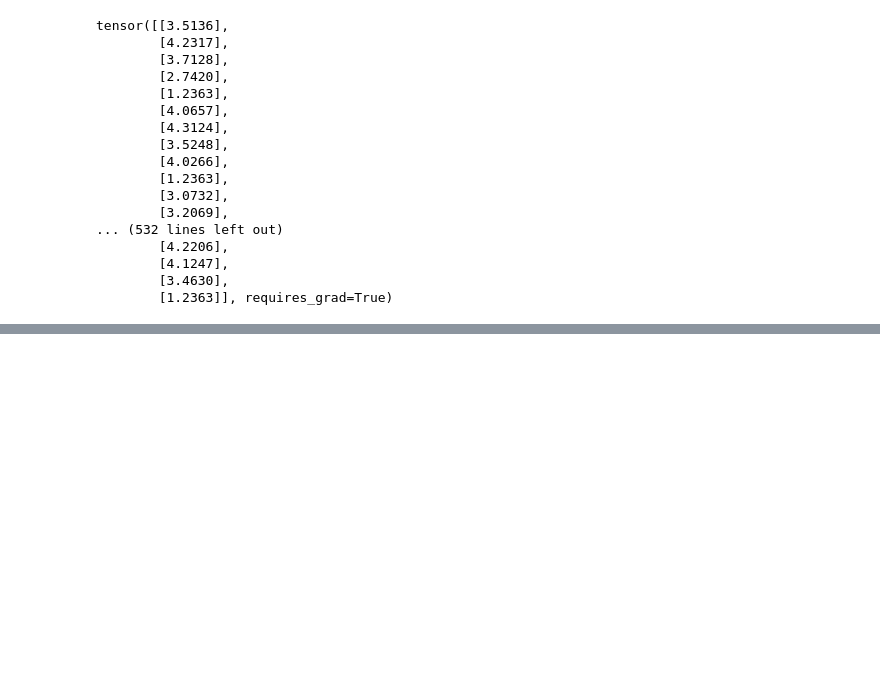
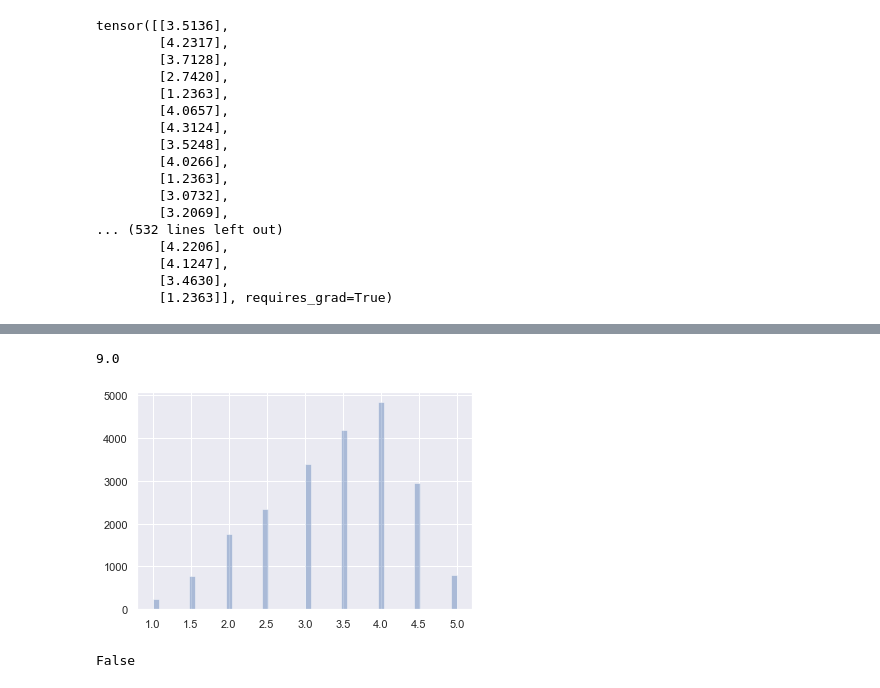
Before and after one commit to wsonv/PP_proejct, a Jupyter notebook: yelp/Y.ipynb, the cells around one changed output, grey strips where cells are left out. Saved outputs shown, nothing was run; the diff lists cells and outputs as text; code cells hidden in the pictures; blank space fills up the shorter version.

```diff
--- a/yelp/Y.ipynb
+++ b/yelp/Y.ipynb
@@ -23,7 +23,7 @@ data_class = YelpData()
 # data_class.to_pickle(data, 'data')
 # data_class.to_pickle(ratings, 'ratings')
 # %%
-data = data_class.load('data')/ 10000
+data = data_class.load('data')
 ratings = data_class.load('ratings')
 num_features = data.shape[1] - 1
 # %%
@@ -40,10 +40,10 @@ def model(data, ratings):
 
 #     betas = torch.from_numpy(np.array(betas))
 #     print(betas.dtype)
-    lambda_ = torch.exp(torch.sum(betas * data))
+    lambda_ = torch.exp(torch.sum(betas * data,axis=1))
 #     import pdb
 #     pdb.set_trace()
-    with pyro.plate("ratings", ratings.shape[0]):
+    with pyro.plate("ratings", data.shape[0]):
         y = pyro.sample("obs", dist.Poisson(lambda_), obs = ratings)
 #     import pdb
 #     pdb.set_trace()
@@ -237,3 +221,18 @@ tensor([[3.5136],
         [4.1247],
         [3.4630],
         [1.2363]], requires_grad=True)
+# %%
+data = data[0:1000]
+ratings = ratings[0:1000]
+svi = SVI(model,
+          guide,
+          optim.Adam({"lr": .005}),
+          loss=JitTrace_ELBO(),
+          num_samples=1000)
+
+# pyro.clear_param_store()
+epoch = 10000
+for i in range(epoch):
+    ELBO = svi.step(data, ratings)
+    if i % 500 == 0:
+        print(ELBO)
@@ -239,0 +296,17 @@ tensor([[3.5136],
+# %%
+marginal.max()
+# %% [output]
+9.0
+# %%
+sample_median = np.mean(marginal,axis=2)
+sample_median = sample_median.flatten()
+dist_ratings = ratings.detach().numpy()
+sns.set()
+# %%
+ax = sns.distplot(dist_ratings,kde=False)
+# %% [output]
+[figure, added]
+# %%
+0.5 in dist_ratings
+# %% [output]
+False
```
Also changed, not shown: parts of 18 cells of this notebook.
